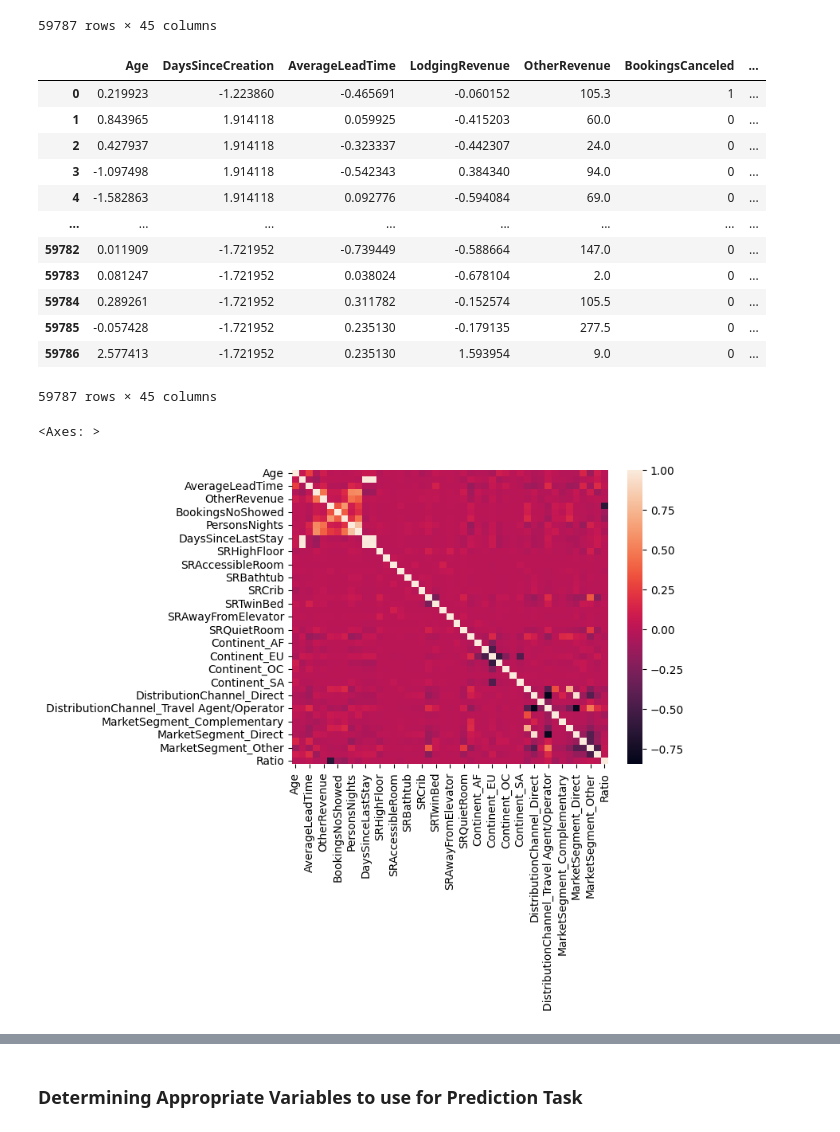
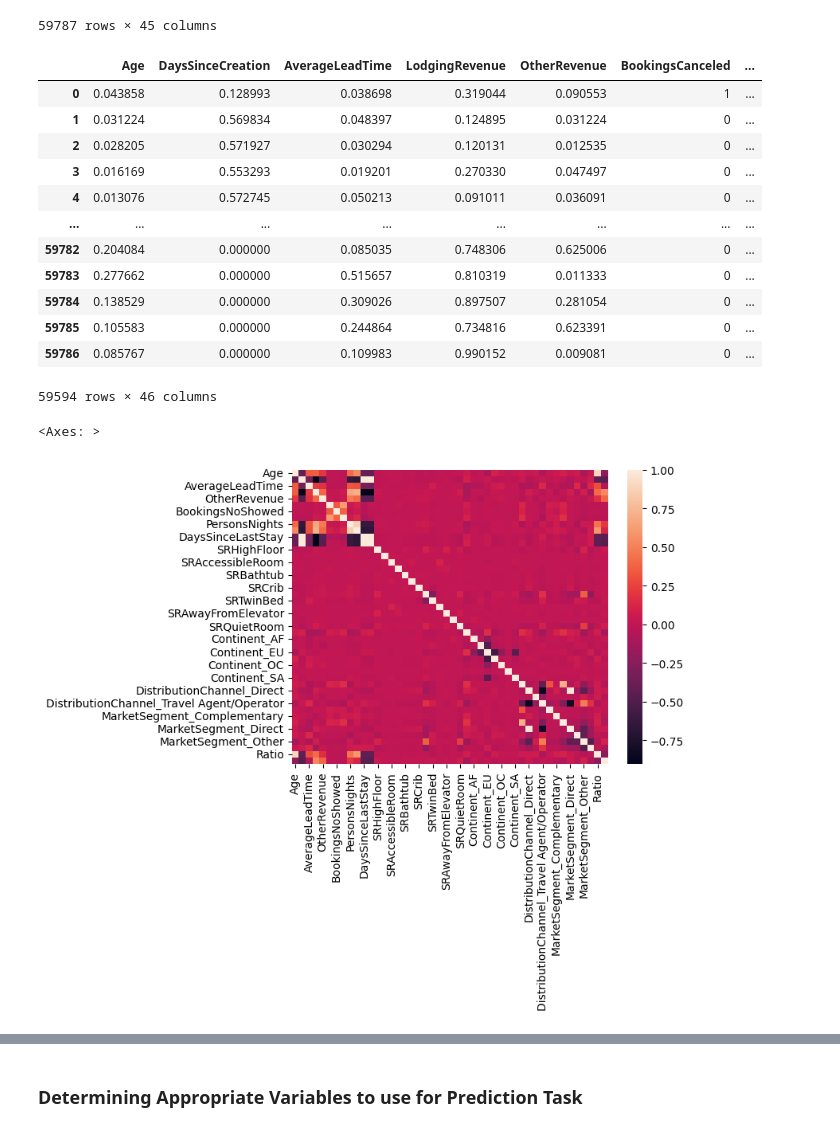
Before and after one commit to Buwoo/BT4211_Hotel, a Jupyter notebook: Hotel_Rev_Forecasting.ipynb, the cells around one changed output, grey strips where cells are left out. Cells and saved outputs as stored; diff of their text form; code cells hidden in the pictures.

```diff
--- a/Hotel_Rev_Forecasting.ipynb
+++ b/Hotel_Rev_Forecasting.ipynb
@@ -90,34 +88,58 @@ hotel_df_hasbooked
 | 59785 | 47.0 | 0 | 109 | 327.1 | 277.5 | 0 | ... |
 | 59786 | 85.0 | 0 | 109 | 981.3 | 9.0 | 0 | ... |
 59787 rows × 45 columns
+# %%
+# Creating average revenue metrics
+
+# Create Average Lodging Revenue
+hotel_df_hasbooked["AverageLodgingRevenue"] = hotel_df_hasbooked["LodgingRevenue"] / \
+    ((hotel_df_hasbooked["BookingsCheckedIn"] +
+     hotel_df_hasbooked["BookingsNoShowed"]))
+
+# Create Average Other Revenue
+hotel_df_hasbooked["AverageOtherRevenue"] = hotel_df_hasbooked["OtherRevenue"] / \
+    ((hotel_df_hasbooked["BookingsCheckedIn"] +
+     hotel_df_hasbooked["BookingsNoShowed"]))
+
+# Create Average Total Revenue
+hotel_df_hasbooked["TotalRevenuePerRoom"] = (
+    hotel_df_hasbooked["AverageLodgingRevenue"] + hotel_df_hasbooked["AverageOtherRevenue"]) * hotel_df_hasbooked["Ratio"]
+
+# Remove the average lodging revenue and average other revenue as we cannot use these metrics to predict (collinearity)
+hotel_df_hasbooked.drop(
+    columns=["AverageLodgingRevenue", "AverageOtherRevenue"], axis=1, inplace=True)
+
+# Remove those with average lodging revenue as 0
+hotel_df_hasbooked = hotel_df_hasbooked[hotel_df_hasbooked["TotalRevenuePerRoom"] > 0]
 # %%
-# Standard Scaler the appropriate numeric columns
-scaled_columns = ["Age", "DaysSinceCreation", "AverageLeadTime", "LodgingRevenue"]
+# Normalisation of the appropriate numeric columns
+scaled_columns = ["Age", "DaysSinceCreation", "AverageLeadTime", "LodgingRevenue",
+                  "OtherRevenue", "Ratio", "PersonsNights", "RoomNights", "DaysSinceLastStay", "DaysSinceFirstStay"]
 
-# Scale using Sklearn standard scaler
-hotel_df_hasbooked_scaled = hotel_df_hasbooked.copy()
-scaler = preprocessing.StandardScaler()
-hotel_df_hasbooked_scaled[scaled_columns] = scaler.fit_transform(
-    hotel_df_hasbooked_scaled[scaled_columns])
-hotel_df_hasbooked_scaled
+# Scale using Sklearn Normalizer
+hotel_df_hasbooked_norm = hotel_df_hasbooked.copy()
+scaler = preprocessing.Normalizer()
+hotel_df_hasbooked_norm[scaled_columns] = scaler.fit_transform(
+    hotel_df_hasbooked_norm[scaled_columns])
+hotel_df_hasbooked_norm
 # %% [output]
 |  | Age | DaysSinceCreation | AverageLeadTime | LodgingRevenue | OtherRevenue | BookingsCanceled | ... |
-| 0 | 0.219923 | -1.223860 | -0.465691 | -0.060152 | 105.3 | 1 | ... |
-| 1 | 0.843965 | 1.914118 | 0.059925 | -0.415203 | 60.0 | 0 | ... |
-| 2 | 0.427937 | 1.914118 | -0.323337 | -0.442307 | 24.0 | 0 | ... |
-| 3 | -1.097498 | 1.914118 | -0.542343 | 0.384340 | 94.0 | 0 | ... |
-| 4 | -1.582863 | 1.914118 | 0.092776 | -0.594084 | 69.0 | 0 | ... |
+| 0 | 0.043858 | 0.128993 | 0.038698 | 0.319044 | 0.090553 | 1 | ... |
+| 1 | 0.031224 | 0.569834 | 0.048397 | 0.124895 | 0.031224 | 0 | ... |
+| 2 | 0.028205 | 0.571927 | 0.030294 | 0.120131 | 0.012535 | 0 | ... |
+| 3 | 0.016169 | 0.553293 | 0.019201 | 0.270330 | 0.047497 | 0 | ... |
+| 4 | 0.013076 | 0.572745 | 0.050213 | 0.091011 | 0.036091 | 0 | ... |
 | ... | ... | ... | ... | ... | ... | ... | ... |
-| 59782 | 0.011909 | -1.721952 | -0.739449 | -0.588664 | 147.0 | 0 | ... |
-| 59783 | 0.081247 | -1.721952 | 0.038024 | -0.678104 | 2.0 | 0 | ... |
-| 59784 | 0.289261 | -1.721952 | 0.311782 | -0.152574 | 105.5 | 0 | ... |
-| 59785 | -0.057428 | -1.721952 | 0.235130 | -0.179135 | 277.5 | 0 | ... |
-| 59786 | 2.577413 | -1.721952 | 0.235130 | 1.593954 | 9.0 | 0 | ... |
+| 59782 | 0.204084 | 0.000000 | 0.085035 | 0.748306 | 0.625006 | 0 | ... |
+| 59783 | 0.277662 | 0.000000 | 0.515657 | 0.810319 | 0.011333 | 0 | ... |
+| 59784 | 0.138529 | 0.000000 | 0.309026 | 0.897507 | 0.281054 | 0 | ... |
+| 59785 | 0.105583 | 0.000000 | 0.244864 | 0.734816 | 0.623391 | 0 | ... |
+| 59786 | 0.085767 | 0.000000 | 0.109983 | 0.990152 | 0.009081 | 0 | ... |
-59787 rows × 45 columns
+59594 rows × 46 columns
 # %%
 # Create corr heatmap
-corr = hotel_df_hasbooked_scaled.corr()
+corr = hotel_df_hasbooked_norm.corr()
 sns.heatmap(corr)
 # %% [output]
 <Axes: >
-[figure, old version]
+[figure, new version]
```
Also changed, not shown: parts of 18 cells of this notebook.
